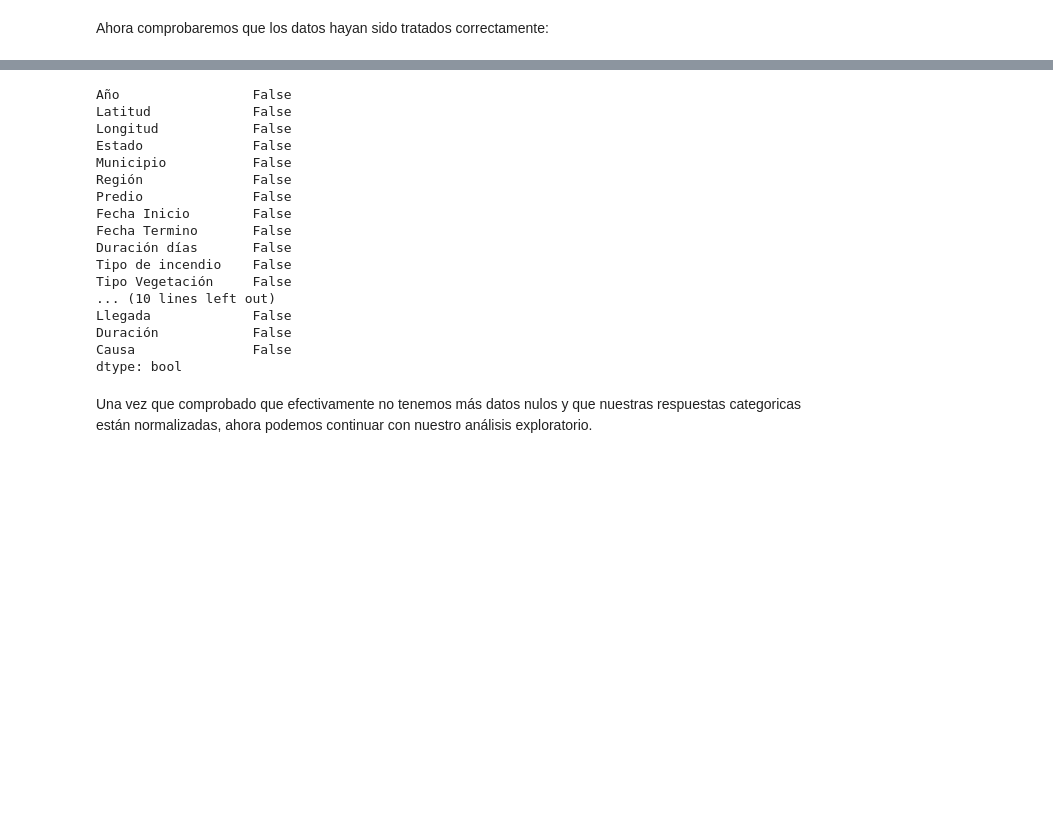
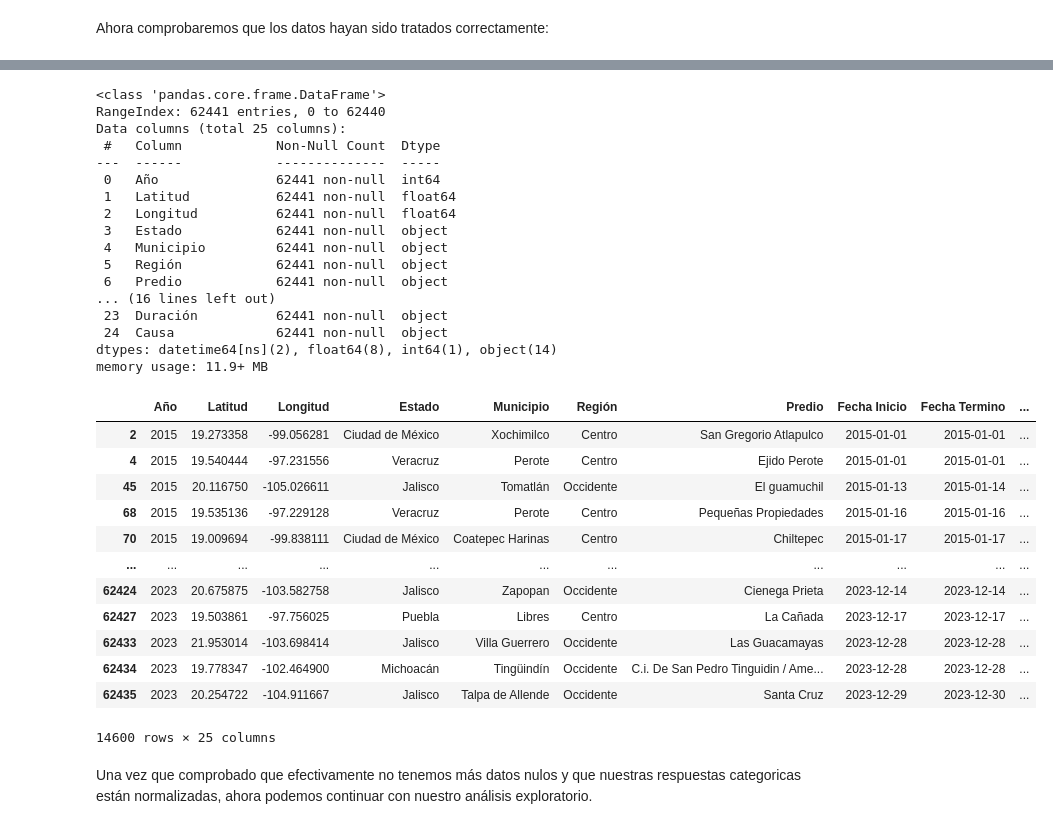
Before and after one commit to Valamca/Fires_Mexico_2015-2023, a Jupyter notebook: Incendios_forestales.ipynb, the cells around one changed output, grey strips where cells are left out. Cells and saved outputs as stored; diff of their text form; code cells hidden in the pictures; blank space fills up the shorter version.

```diff
--- a/Incendios_forestales.ipynb
+++ b/Incendios_forestales.ipynb
@@ -217,24 +342,40 @@ Ahora comprobaremos que los datos hayan sido tratados correctamente:
 # %%
 # Mostramos que ya no existan mas valores nulos
-df.isnull().any()
+df.info()
 # %% [output]
-Año                 False
-Latitud             False
-Longitud            False
-Estado              False
-Municipio           False
-Región              False
-Predio              False
-Fecha Inicio        False
-Fecha Termino       False
-Duración días       False
-Tipo de incendio    False
-Tipo Vegetación     False
-... (10 lines left out)
-Llegada             False
-Duración            False
-Causa               False
-dtype: bool
+<class 'pandas.core.frame.DataFrame'>
+RangeIndex: 62441 entries, 0 to 62440
+Data columns (total 25 columns):
+ #   Column            Non-Null Count  Dtype
+---  ------            --------------  -----
+ 0   Año               62441 non-null  int64
+ 1   Latitud           62441 non-null  float64
+ 2   Longitud          62441 non-null  float64
+ 3   Estado            62441 non-null  object
+ 4   Municipio         62441 non-null  object
+ 5   Región            62441 non-null  object
+ 6   Predio            62441 non-null  object
+... (16 lines left out)
+ 23  Duración          62441 non-null  object
+ 24  Causa             62441 non-null  object
+dtypes: datetime64[ns](2), float64(8), int64(1), object(14)
+memory usage: 11.9+ MB
+# %%
+df[df["Duración"]=="eliminar"]
+# %% [output]
+|  | Año | Latitud | Longitud | Estado | Municipio | Región | Predio | Fecha Inicio | Fecha Termino | ... |
+| 2 | 2015 | 19.273358 | -99.056281 | Ciudad de México | Xochimilco | Centro | San Gregorio Atlapulco | 2015-01-01 | 2015-01-01 | ... |
+| 4 | 2015 | 19.540444 | -97.231556 | Veracruz | Perote | Centro | Ejido Perote | 2015-01-01 | 2015-01-01 | ... |
+| 45 | 2015 | 20.116750 | -105.026611 | Jalisco | Tomatlán | Occidente | El guamuchil | 2015-01-13 | 2015-01-14 | ... |
+| 68 | 2015 | 19.535136 | -97.229128 | Veracruz | Perote | Centro | Pequeñas Propiedades | 2015-01-16 | 2015-01-16 | ... |
+| 70 | 2015 | 19.009694 | -99.838111 | Ciudad de México | Coatepec Harinas | Centro | Chiltepec | 2015-01-17 | 2015-01-17 | ... |
+| ... | ... | ... | ... | ... | ... | ... | ... | ... | ... | ... |
+| 62424 | 2023 | 20.675875 | -103.582758 | Jalisco | Zapopan | Occidente | Cienega Prieta | 2023-12-14 | 2023-12-14 | ... |
+| 62427 | 2023 | 19.503861 | -97.756025 | Puebla | Libres | Centro | La Cañada | 2023-12-17 | 2023-12-17 | ... |
+| 62433 | 2023 | 21.953014 | -103.698414 | Jalisco | Villa Guerrero | Occidente | Las Guacamayas | 2023-12-28 | 2023-12-28 | ... |
+| 62434 | 2023 | 19.778347 | -102.464900 | Michoacán | Tingüindín | Occidente | C.i. De San Pedro Tinguidin / Ame... | 2023-12-28 | 2023-12-28 | ... |
+| 62435 | 2023 | 20.254722 | -104.911667 | Jalisco | Talpa de Allende | Occidente | Santa Cruz | 2023-12-29 | 2023-12-30 | ... |
+14600 rows × 25 columns
 # %% [markdown]
 Una vez que comprobado que efectivamente no tenemos más datos nulos y que nuestras respuestas categoricas están normalizadas, ahora podemos continuar con nuestro análisis exploratorio.
 # %% [markdown]
```
Also changed, not shown: parts of 26 cells of this notebook.
